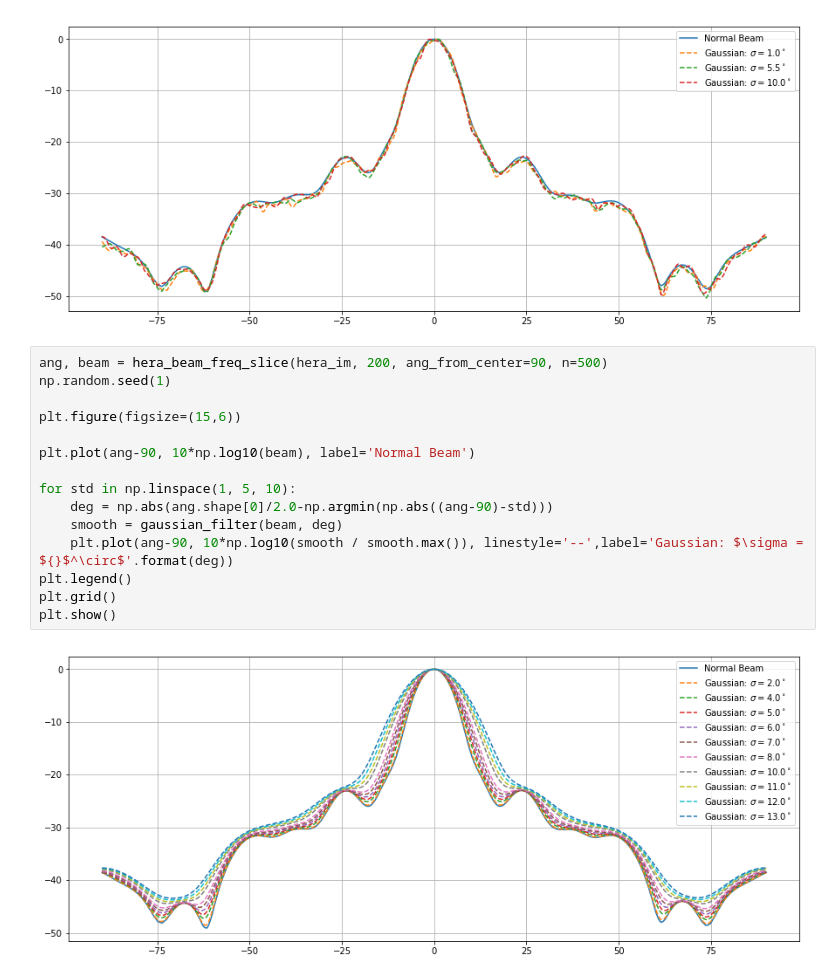
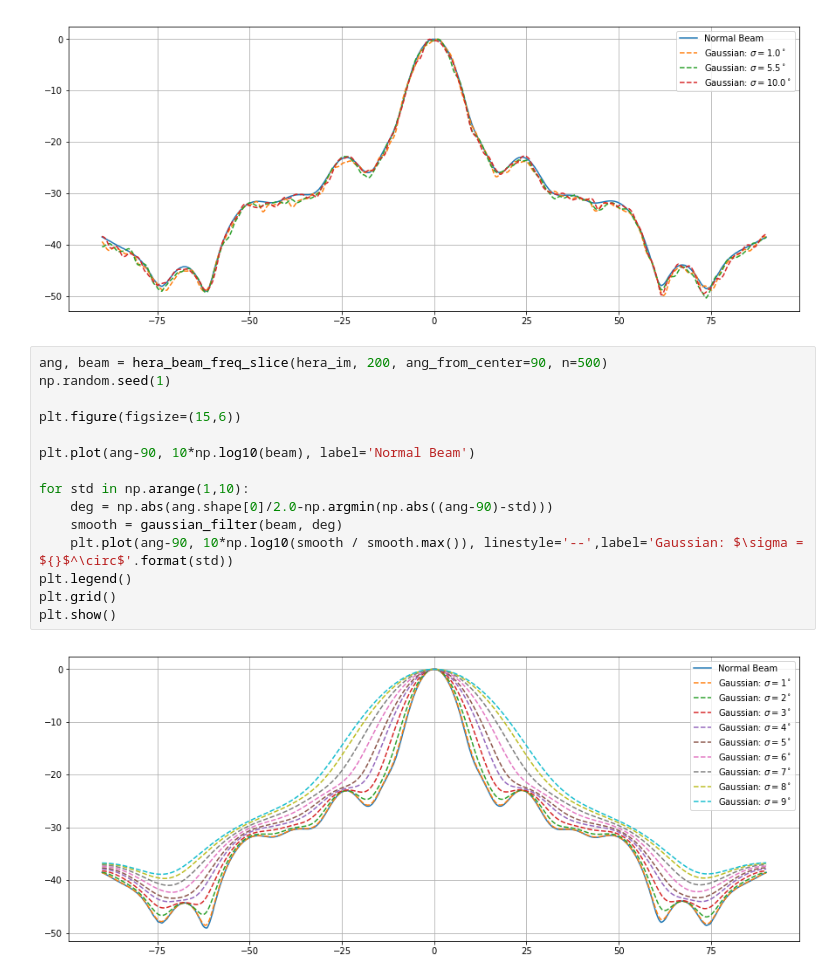
Before and after one commit to tyler-a-cox/HERA_Tsys, a Jupyter notebook: notebooks/Beam_Uncertainty.ipynb, the cells around one changed output. Saved outputs shown, nothing was run; the diff lists cells and outputs as text.

```diff
--- a/notebooks/Beam_Uncertainty.ipynb
+++ b/notebooks/Beam_Uncertainty.ipynb
@@ -162,19 +142,19 @@ plt.show()
 # %%
 ang, beam = hera_beam_freq_slice(hera_im, 200, ang_from_center=90, n=500)
 np.random.seed(1)
 
 plt.figure(figsize=(15,6))
 
 plt.plot(ang-90, 10*np.log10(beam), label='Normal Beam')
 
-for std in np.linspace(1, 5, 10):
+for std in np.arange(1,10):
     deg = np.abs(ang.shape[0]/2.0-np.argmin(np.abs((ang-90)-std)))
     smooth = gaussian_filter(beam, deg)
-    plt.plot(ang-90, 10*np.log10(smooth / smooth.max()), linestyle='--',label='Gaussian: $\sigma = ${}$^\circ$'.format(deg))
+    plt.plot(ang-90, 10*np.log10(smooth / smooth.max()), linestyle='--',label='Gaussian: $\sigma = ${}$^\circ$'.format(std))
 plt.legend()
 plt.grid()
 plt.show()
 # %% [output]
-[figure, old version]
+[figure, new version]
 # %%
 deg = 5
```
Also changed, not shown: parts of 14 cells of this notebook, 5 other files.
